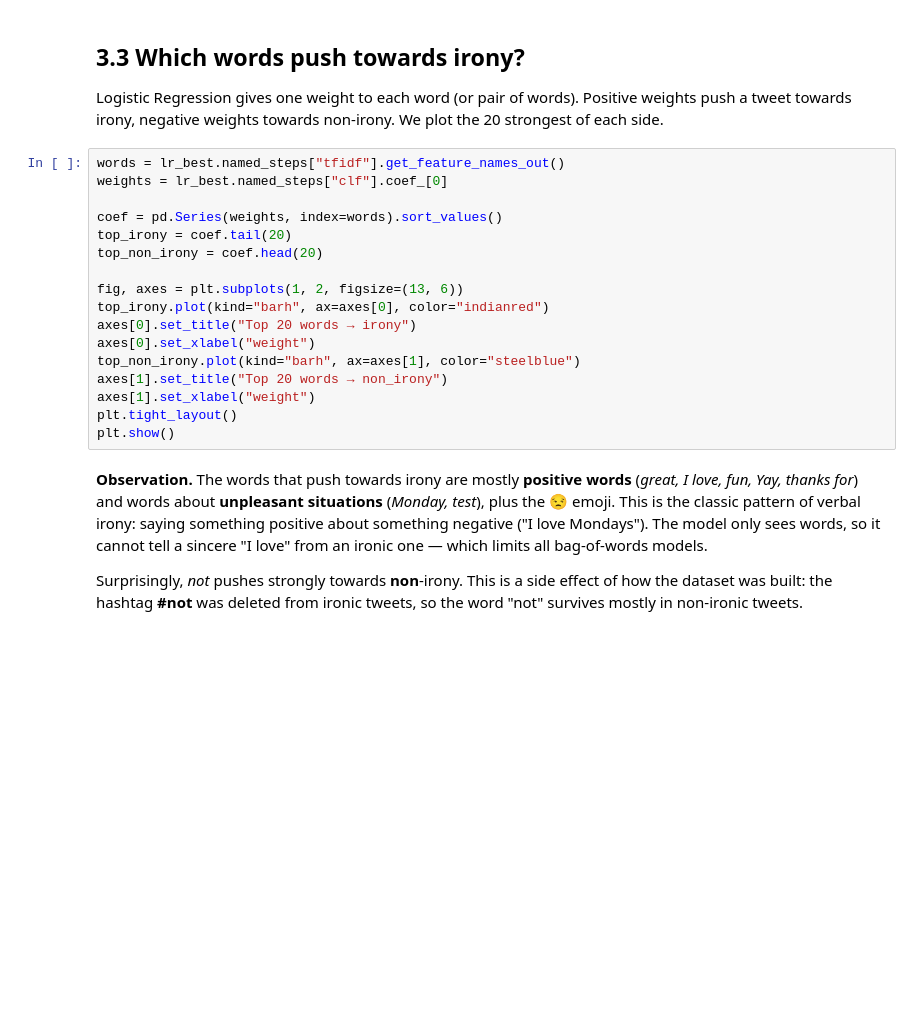
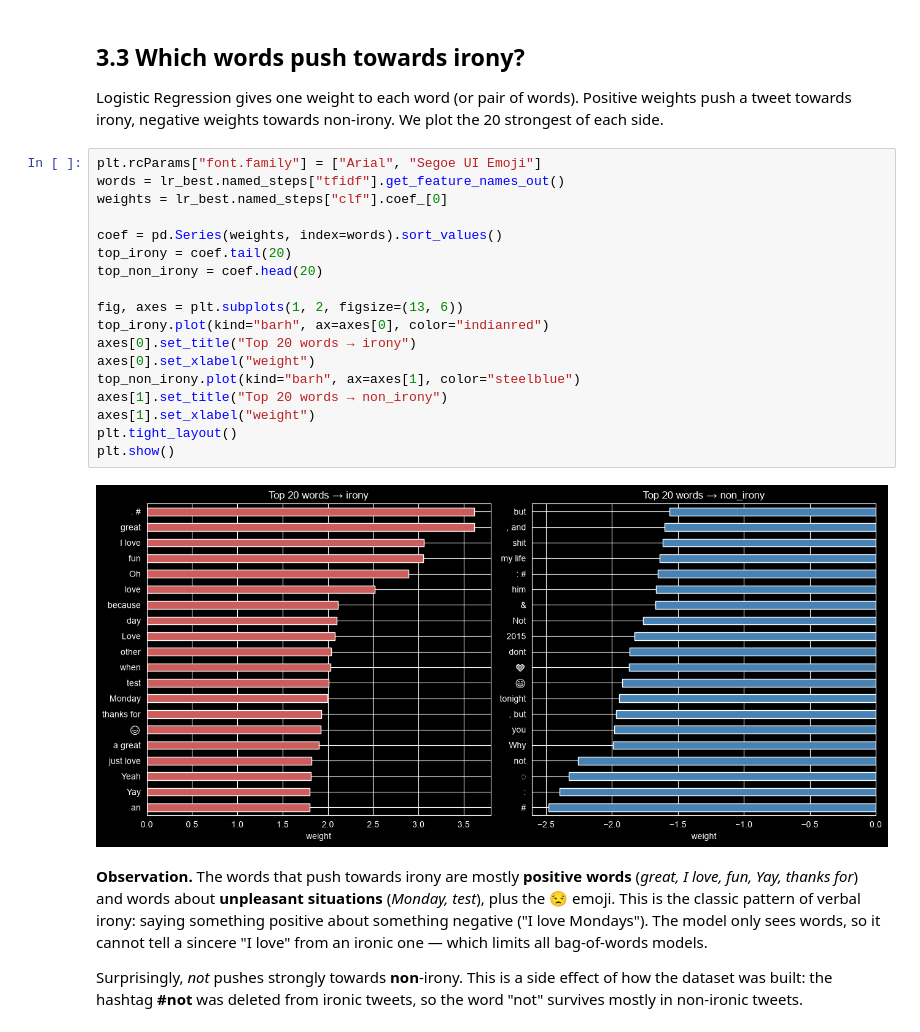
Before and after one commit to MohamedChaker-bha/irony-detection, a Jupyter notebook: notebooks/02_nb_logreg.ipynb, the cells around one changed output. Drawn from its saved outputs; the diff is of its cells as text; blank space fills up the shorter version.

```diff
--- a/notebooks/02_nb_logreg.ipynb
+++ b/notebooks/02_nb_logreg.ipynb
@@ -276,22 +275,25 @@ weighted avg      0.648     0.647     0.647       955
 
 Logistic Regression gives one weight to each word (or pair of words). Positive weights push a tweet towards irony, negative weights towards non-irony. We plot the 20 strongest of each side.
 # %%
+plt.rcParams["font.family"] = ["Arial", "Segoe UI Emoji"]
 words = lr_best.named_steps["tfidf"].get_feature_names_out()
 weights = lr_best.named_steps["clf"].coef_[0]
 
 coef = pd.Series(weights, index=words).sort_values()
 top_irony = coef.tail(20)
 top_non_irony = coef.head(20)
 
 fig, axes = plt.subplots(1, 2, figsize=(13, 6))
 top_irony.plot(kind="barh", ax=axes[0], color="indianred")
 axes[0].set_title("Top 20 words → irony")
 axes[0].set_xlabel("weight")
 top_non_irony.plot(kind="barh", ax=axes[1], color="steelblue")
 axes[1].set_title("Top 20 words → non_irony")
 axes[1].set_xlabel("weight")
 plt.tight_layout()
 plt.show()
+# %% [output]
+[figure, added]
 # %% [markdown]
 **Observation.** The words that push towards irony are mostly **positive words** (*great, I love, fun, Yay, thanks for*) and words about **unpleasant situations** (*Monday, test*), plus the 😒 emoji. This is the classic pattern of verbal irony: saying something positive about something negative ("I love Mondays"). The model only sees words, so it cannot tell a sincere "I love" from an ironic one — which limits all bag-of-words models.
 
```
Also changed, not shown: parts of 3 cells of this notebook.
